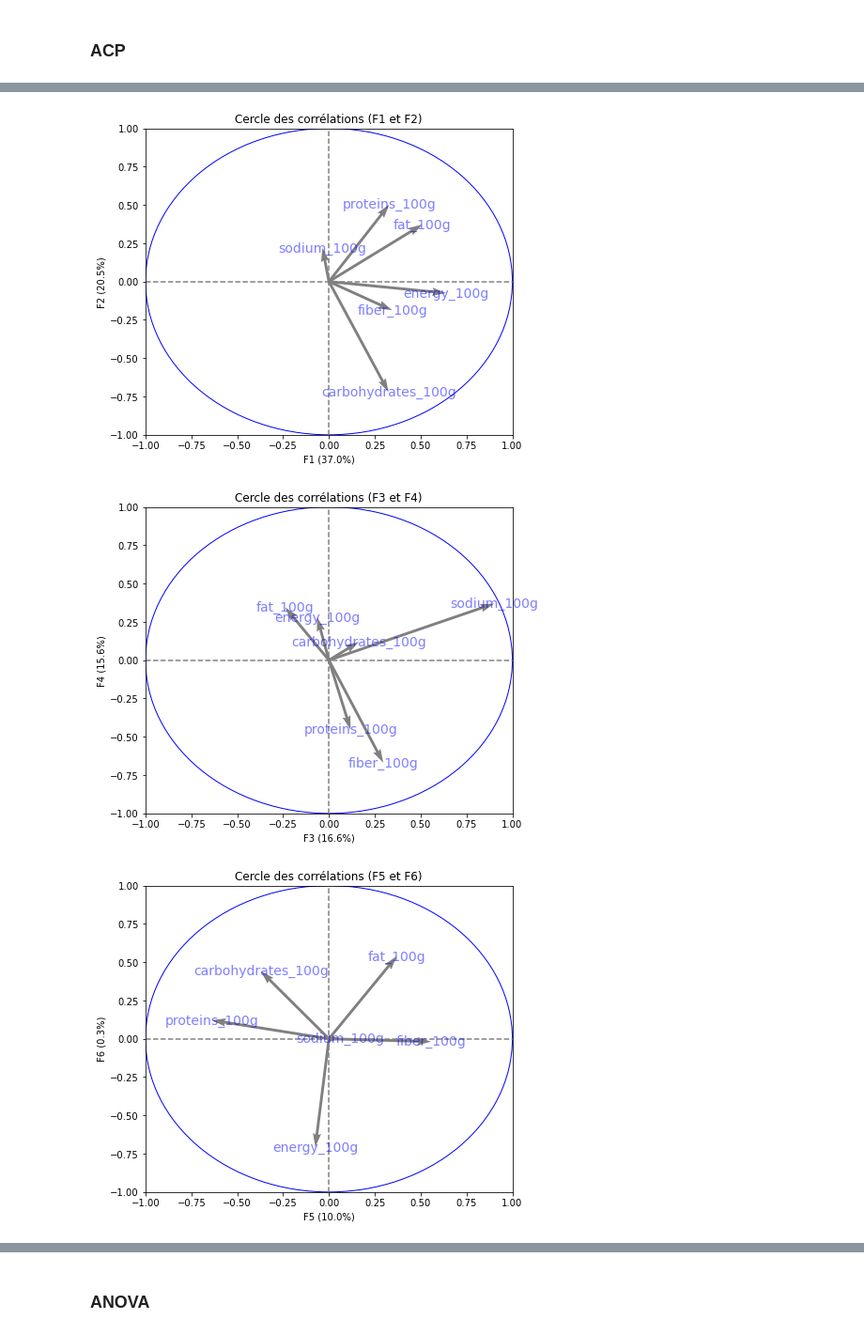
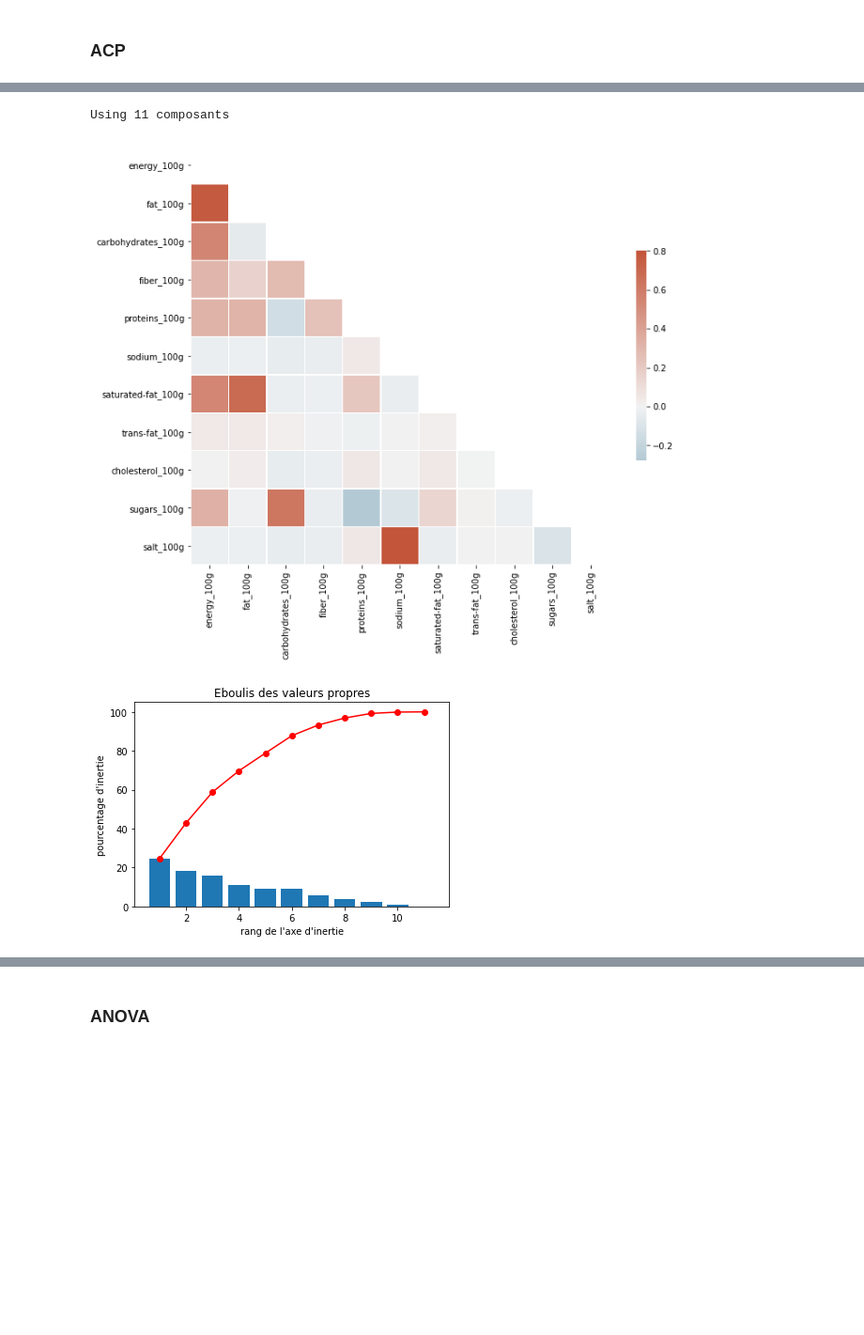
Before and after one commit to ThibaultDieudonne/OpenFoodFacts-Data-Exploration, a Jupyter notebook: notebook.ipynb, the cells around one changed output, grey strips where cells are left out. Shown: that part at 94% size. Saved outputs shown, nothing was run; the diff lists cells and outputs as text; code cells hidden in the pictures; blank space fills up the shorter version.

```diff
--- a/notebook.ipynb
+++ b/notebook.ipynb
@@ -54,20 +76,30 @@ Name: sodium_100g, dtype: float64
 # %% [markdown]
 ### Nettoyage des données
 # %%
-for col in nutriments:
+# sampling rows containing not null nutrition data
+for col in nutrition:
     data = data[data[col].notnull()]
 
-maxvalue = [3766, 100, 100, 100, 100, 100]
-
-for col, maxv in zip(nutriments, maxvalue):
+# calculating default replacement value for each column
+default_value = []
+for col in maxvalue:
     data = data[data[col].notnull()]
-    # calculating thresholds for aberrant values
     stats = data[col].describe()
     q1 = stats.loc["25%"]
     q3 = stats.loc["75%"]
-    default_value = q3 + 1.5 * (q3 - q1)
-    # replacing aberrant & missing values in parent dataframe
-    for index, row in data.iterrows():
-        if row[col] > maxv:
-            data.at[index, col] = default_value
-    print(data[col].describe(), end='\n\n')
+    default_value.append(q3 + 1.5 * (q3 - q1))
+
+# replacing aberrant & missing values in parent dataframe
+for index, row in data.iterrows():
+    for col, default in zip(maxvalue, default_value):
+        if row[col] > maxvalue[col]:
+            data.at[index, col] = default
+        elif row[col] < 0:
+            data.at[index, col] = 0
+
+# droping columns filled less than half
+entries = data.shape[0]
+for col in data.columns:
+    missing_values = data[col].isnull().sum()
+    if missing_values > entries / 2 and col != 'categories':
+        data = data.drop([col],axis=1)
@@ -164,9 +168,0 @@ plt.show()
-# %%
-# Cercle des corrélations
-pcs = pca.components_
-display_circles(pcs, n_comp, pca, [(0,1),(2,3),(4,5)], labels = np.array(features))
-plt.show()
-# %% [output]
-[figure, removed]
-[figure, removed]
-[figure, removed]
@@ -177,0 +169,8 @@ plt.show()
+# %%
+test_cols = ["energy_100g","fat_100g","carbohydrates_100g", "fiber_100g","proteins_100g","sodium_100g", "saturated-fat_100g",
+             "trans-fat_100g", "cholesterol_100g", "sugars_100g", "salt_100g"]
+make_acp(test_cols)
+# %% [output]
+Using 11 composants
+[figure, added]
+[figure, added]
```
Also changed, not shown: parts of 19 cells of this notebook, 1 other file.
